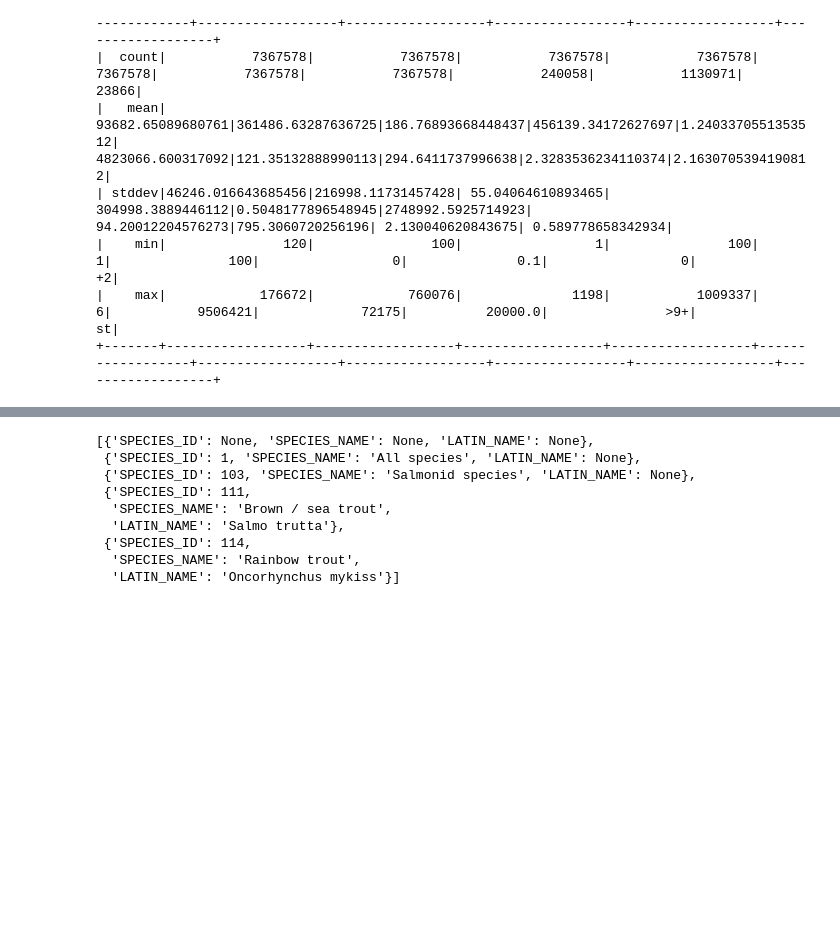
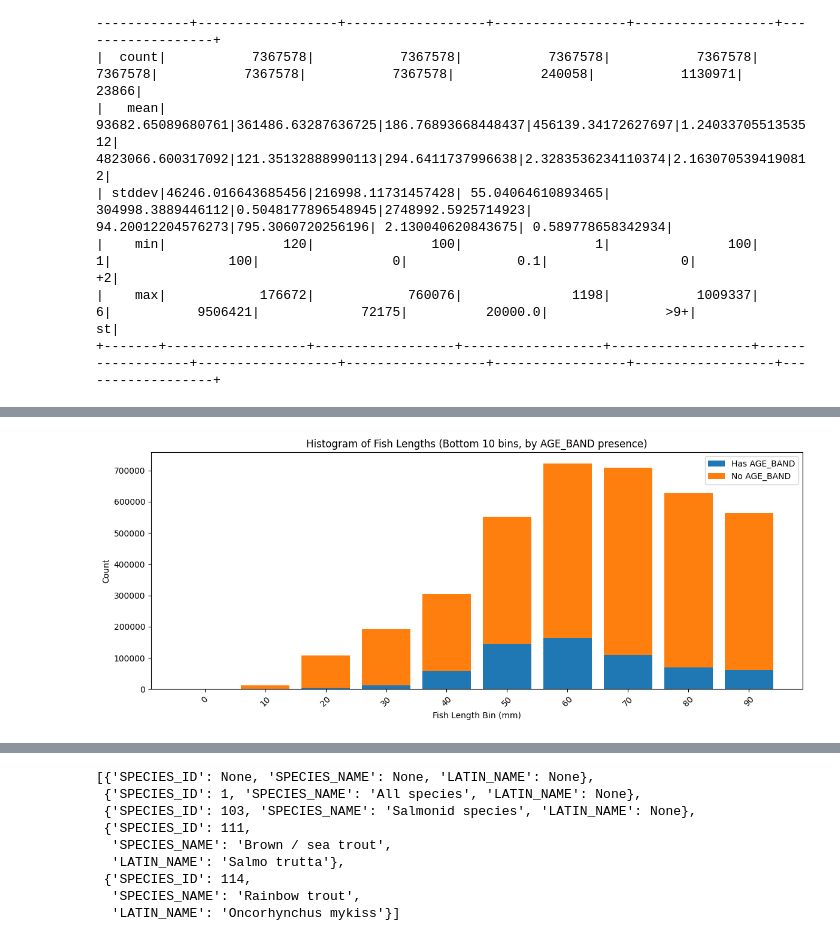
Before and after one commit to ARU-TK/Standard_Growth_Curves, a Jupyter notebook: Processing.ipynb, the cells around one changed output, grey strips where cells are left out. Saved outputs shown, nothing was run; the diff lists cells and outputs as text; code cells hidden in the pictures; blank space fills up the shorter version.

```diff
--- a/Processing.ipynb
+++ b/Processing.ipynb
@@ -110,0 +243,29 @@ df.summary().show()
+# %%
+# Group by length_bin and AGE_BAND null status
+age_band_counts = (
+    df_hist
+    .withColumn("has_age_band", F.when(F.col("AGE_BAND").isNull(), "No AGE_BAND").otherwise("Has AGE_BAND"))
+    .groupBy("length_bin", "has_age_band")
+    .count()
+    .orderBy("length_bin")
+    .toPandas()
+)
+
+# Pivot for plotting
+pivot = age_band_counts.pivot(index="length_bin", columns="has_age_band", values="count").fillna(0)
+bottom_10_bins = bottom_10["length_bin"].values
+pivot = pivot.loc[bottom_10_bins]
+
+# Plot stacked bar
+plt.figure(figsize=(12, 5))
+plt.bar(pivot.index.astype(str), pivot["Has AGE_BAND"], label="Has AGE_BAND", color='tab:blue')
+plt.bar(pivot.index.astype(str), pivot["No AGE_BAND"], bottom=pivot["Has AGE_BAND"], label="No AGE_BAND", color='tab:orange')
+plt.xlabel("Fish Length Bin (mm)")
+plt.ylabel("Count")
+plt.title("Histogram of Fish Lengths (Bottom 10 bins, by AGE_BAND presence)")
+plt.xticks(rotation=45)
+plt.legend()
+plt.tight_layout()
+plt.show()
+# %% [output]
+[figure, added]
```
Also changed, not shown: parts of 9 cells of this notebook.
